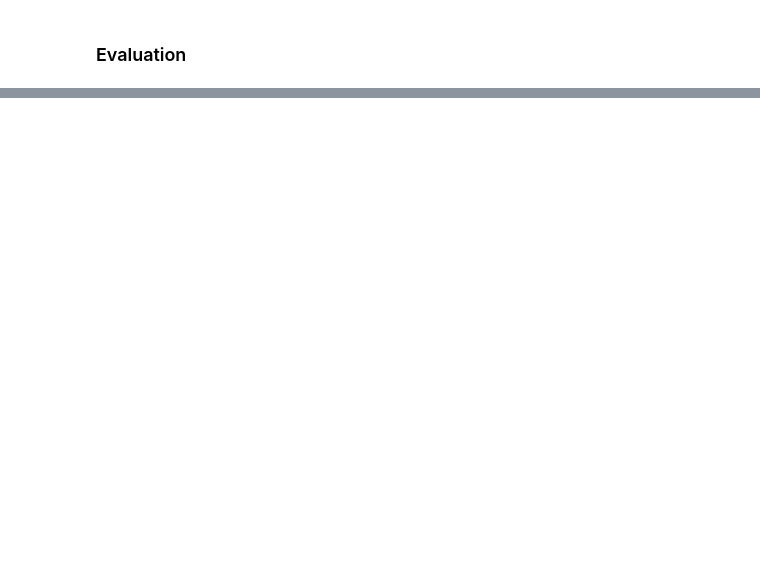
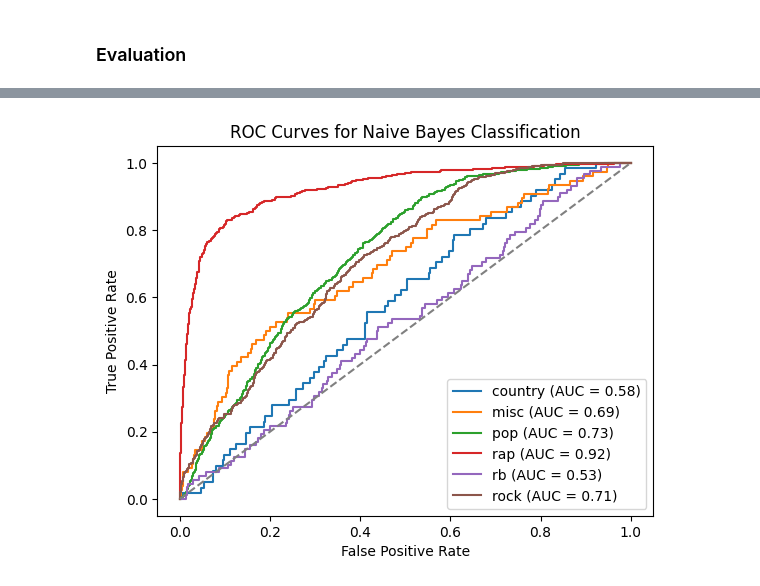
Before and after one commit to vincentcamp/lyric_classifier, a Jupyter notebook: data.ipynb, the cells around one changed output, grey strips where cells are left out. Drawn from its saved outputs; the diff is of its cells as text; code cells hidden in the pictures; blank space fills up the shorter version.

```diff
--- a/data.ipynb
+++ b/data.ipynb
@@ -266,0 +323,9 @@ Evaluation Results
+# %%
+nb = MultinomialNB()
+nb.fit(X_train_vectors, y_train)
+
+y_dev_pred = nb.predict(X_dev_vectors)
+print(evaluate_model(y_dev_pred, y_dev))
+
+y_test_pred = nb.predict(X_test_vectors)
+print(evaluate_model(y_test_pred, y_test))
@@ -266,0 +343,17 @@ Evaluation Results
+# %%
+y_test_bin = label_binarize(y_test, classes=nb.classes_)
+y_pred_proba = nb.predict_proba(X_test_vectors)
+
+for i in range(len(nb.classes_)):
+    fpr, tpr, _ = roc_curve(y_test_bin[:, i], y_pred_proba[:, i])
+    auc_score = roc_auc_score(y_test_bin[:, i], y_pred_proba[:, i])
+    plt.plot(fpr, tpr, label=f"{nb.classes_[i]} (AUC = {auc_score:.2f})")
+
+plt.plot([0, 1], [0, 1], '--', color='gray')
+plt.xlabel("False Positive Rate")
+plt.ylabel("True Positive Rate")
+plt.title("ROC Curves for Naive Bayes Classification")
+plt.legend()
+plt.show()
+# %% [output]
+[figure, added]
```
Also changed, not shown: parts of 14 cells of this notebook.
